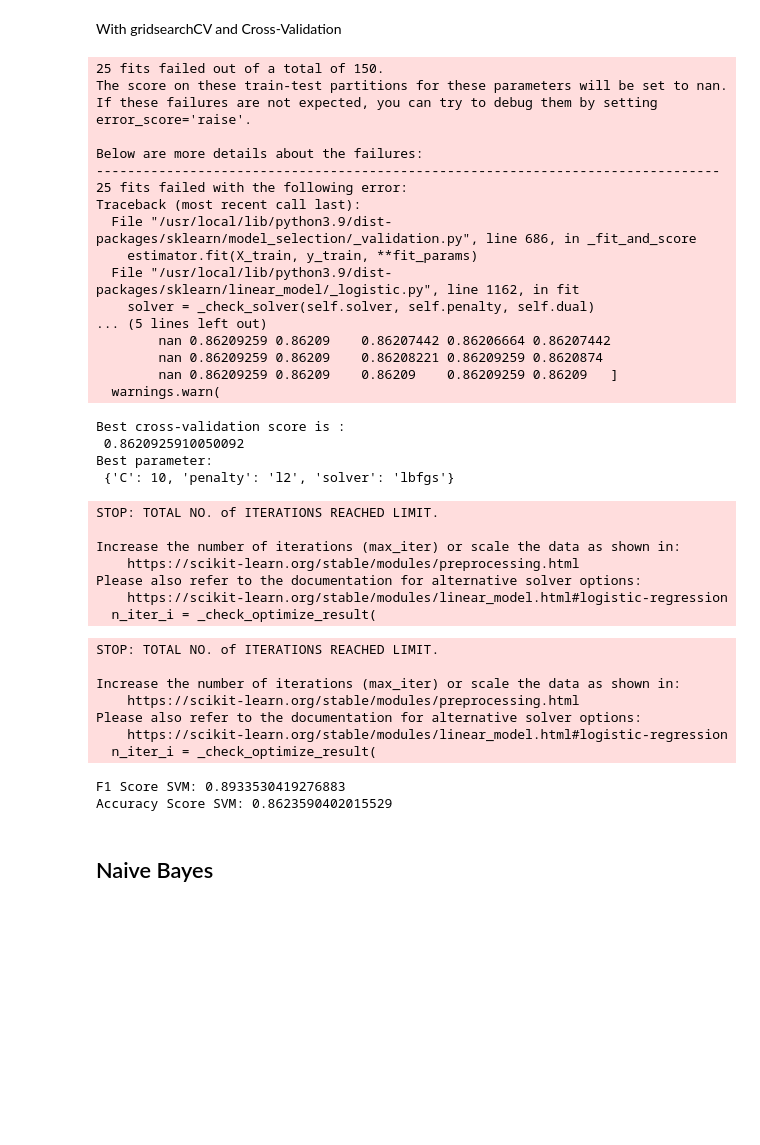
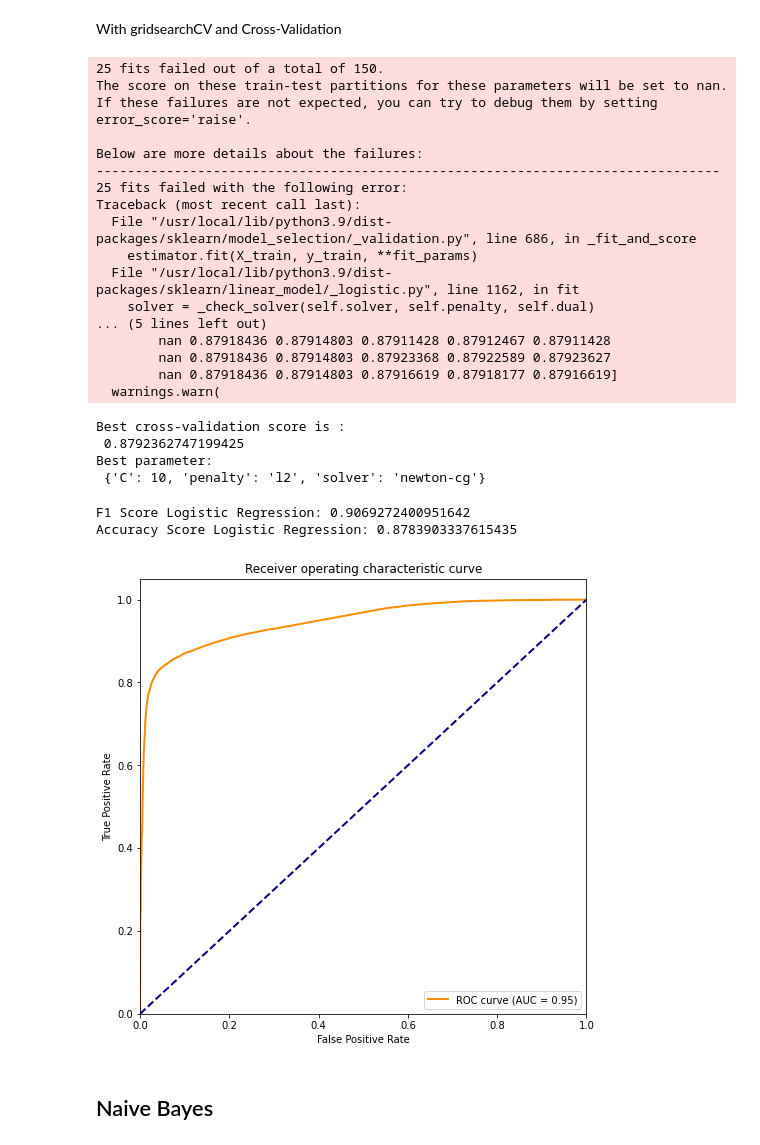
Before and after one commit to Nim-ah/MIE1624-Course-Project, a Jupyter notebook: 1624_Sentiment_Analysis.ipynb, the cells around one changed output. Saved outputs shown, nothing was run; the diff lists cells and outputs as text; code cells hidden in the pictures; blank space fills up the shorter version.

```diff
--- a/1624_Sentiment_Analysis.ipynb
+++ b/1624_Sentiment_Analysis.ipynb
@@ -112,0 +147,4 @@ X_train, X_test, y_train, y_test = train_test_split(X, df['label'], test_size=0.
+# %%
+X_train_idf = pd.DataFrame(X_train_idf.todense(), columns = tfidf.get_feature_names_out())
+X_test_idf = pd.DataFrame(X_test_idf.todense(), columns = tfidf.get_feature_names_out())
+X_train_idf.head(5)
@@ -113 +159,19 @@ X_train, X_test, y_train, y_test = train_test_split(X, df['label'], test_size=0.
+# %%
+def plot_roc_curve(y_true, y_score):
+    # Compute false positive rate, true positive rate, and thresholds
+    fpr, tpr, thresholds = roc_curve(y_true, y_score)
+
+    # Compute area under the ROC curve
+    roc_auc = auc(fpr, tpr)
+    plt.figure(figsize=(8, 8))
+    # Plot ROC curve
+    plt.plot(fpr, tpr, color='darkorange', lw=2, label='ROC curve (AUC = %0.2f)' % roc_auc)
+    plt.plot([0, 1], [0, 1], color='navy', lw=2, linestyle='--')
+    plt.xlim([0.0, 1.0])
+    plt.ylim([0.0, 1.05])
+    plt.xlabel('False Positive Rate')
+    plt.ylabel('True Positive Rate')
+    plt.title('Receiver operating characteristic curve')
+    plt.legend(loc="lower right")
+    plt.show()
 # %% [markdown]
@@ -135,16 +199,19 @@ print(train_accuracy, test_accuracy)
 # %% [markdown]
 With gridsearchCV and Cross-Validation
 # %%
+#All the gridsearch cells should only be run once
+'''
 parameters = {'C':[0.01, 0.1, 1, 10, 100],
               'solver':('liblinear','lbfgs', 'newton-cg'),
               'penalty':('none',  'l2')}
 
 model = LogisticRegression()
 cv = GridSearchCV(model, parameters, cv=5, n_jobs=-1)
-cv.fit(X_train, y_train)
+cv.fit(X_train_idf, y_train)
 
 print('Best cross-validation score is :\n',cv.best_score_)
 print('Best parameter:\n', cv.best_params_)
+'''
 # %% [output]
 25 fits failed out of a total of 150.
 The score on these train-test partitions for these parameters will be set to nan.
@@ -159,39 +226,31 @@ Traceback (most recent call last):
   File "/usr/local/lib/python3.9/dist-packages/sklearn/linear_model/_logistic.py", line 1162, in fit
     solver = _check_solver(self.solver, self.penalty, self.dual)
 ... (5 lines left out)
-        nan 0.86209259 0.86209    0.86207442 0.86206664 0.86207442
-        nan 0.86209259 0.86209    0.86208221 0.86209259 0.8620874
-        nan 0.86209259 0.86209    0.86209    0.86209259 0.86209   ]
+        nan 0.87918436 0.87914803 0.87911428 0.87912467 0.87911428
+        nan 0.87918436 0.87914803 0.87923368 0.87922589 0.87923627
+        nan 0.87918436 0.87914803 0.87916619 0.87918177 0.87916619]
   warnings.warn(
 Best cross-validation score is :
- 0.8620925910050092
+ 0.8792362747199425
 Best parameter:
- {'C': 10, 'penalty': 'l2', 'solver': 'lbfgs'}
+ {'C': 10, 'penalty': 'l2', 'solver': 'newton-cg'}
-STOP: TOTAL NO. of ITERATIONS REACHED LIMIT.
-
-Increase the number of iterations (max_iter) or scale the data as shown in:
-    https://scikit-learn.org/stable/modules/preprocessing.html
-Please also refer to the documentation for alternative solver options:
-    https://scikit-learn.org/stable/modules/linear_model.html#logistic-regression
-  n_iter_i = _check_optimize_result(
 # %%
-bestLOGmodel = LogisticRegression(C = 10, penalty= 'l2', solver = 'lbfgs')
-bestLOGmodel.fit(X_train, y_train)
-y_pred_LOG = bestLOGmodel.predict(X_test)
+# {'C': 10, 'penalty': 'l2', 'solver': 'newton-cg'} was determined to be the best hyperparameter set
+bestLOGmodel = LogisticRegression(C = 10, penalty= 'l2', solver = 'newton-cg')
+bestLOGmodel.fit(X_train_idf, y_train)
+y_pred_LOG = bestLOGmodel.predict(X_test_idf)
 LOG_f1 = f1_score(y_test, y_pred_LOG)
 LOG_acc = accuracy_score(y_test, y_pred_LOG)
-print("F1 Score SVM:",LOG_f1)
-print("Accuracy Score SVM:",LOG_acc)
+print("F1 Score Logistic Regression:",LOG_f1)
+print("Accuracy Score Logistic Regression:",LOG_acc)
 # %% [output]
-STOP: TOTAL NO. of ITERATIONS REACHED LIMIT.
-
-Increase the number of iterations (max_iter) or scale the data as shown in:
-    https://scikit-learn.org/stable/modules/preprocessing.html
-Please also refer to the documentation for alternative solver options:
-    https://scikit-learn.org/stable/modules/linear_model.html#logistic-regression
-  n_iter_i = _check_optimize_result(
+F1 Score Logistic Regression: 0.9069272400951642
+Accuracy Score Logistic Regression: 0.8783903337615435
-F1 Score SVM: 0.8933530419276883
-Accuracy Score SVM: 0.8623590402015529
+# %%
+y_test_prob_LOG = bestLOGmodel.predict_proba(X_test_idf)
+plot_roc_curve(y_test, y_test_prob_LOG[:, 1])
+# %% [output]
+[figure, added]
 # %% [markdown]
 ## Naive Bayes
 # %%
```
Also changed, not shown: parts of 46 cells of this notebook.
